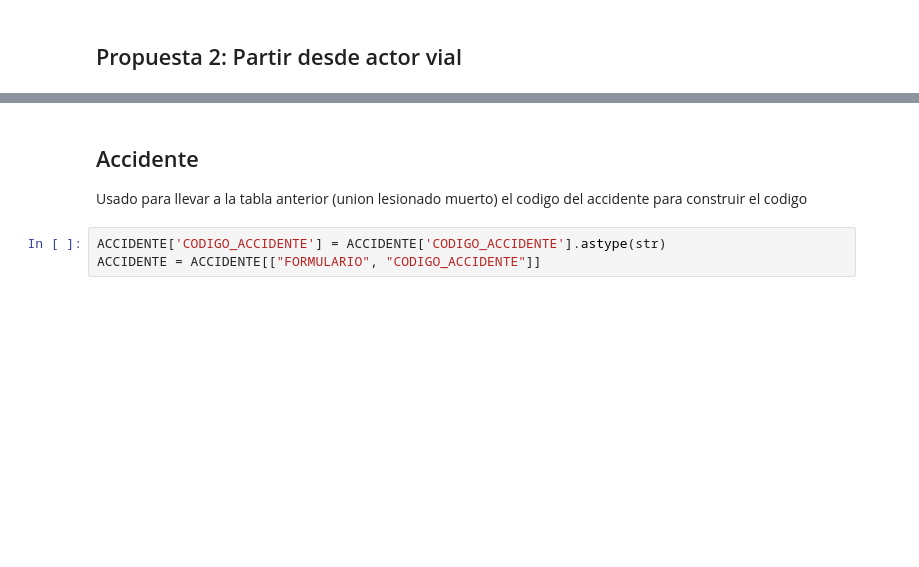
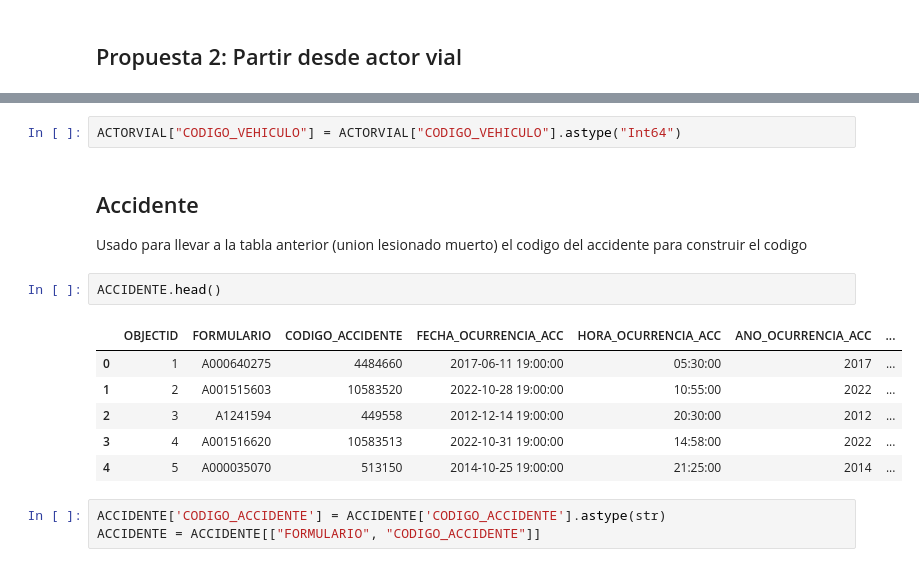
Before and after one commit to santiago-higuitau/ml_accident_bgta, a Jupyter notebook: notebooks/03_Analisis descriptivo.ipynb, the cells around one changed output, grey strips where cells are left out. Saved outputs shown, nothing was run; the diff lists cells and outputs as text; blank space fills up the shorter version.

```diff
--- a/notebooks/03_Analisis descriptivo.ipynb
+++ b/notebooks/03_Analisis descriptivo.ipynb
@@ -289,6 +320,17 @@ print(ESTADO_ACCIDENTADO.shape)
+# %%
+ACTORVIAL["CODIGO_VEHICULO"] = ACTORVIAL["CODIGO_VEHICULO"].astype("Int64")
 # %% [markdown]
 ## Accidente
 Usado para llevar a la tabla anterior (union lesionado muerto) el codigo del accidente para construir el codigo
+# %%
+ACCIDENTE.head()
+# %% [output]
+|  | OBJECTID | FORMULARIO | CODIGO_ACCIDENTE | FECHA_OCURRENCIA_ACC | HORA_OCURRENCIA_ACC | ANO_OCURRENCIA_ACC | ... |
+| 0 | 1 | A000640275 | 4484660 | 2017-06-11 19:00:00 | 05:30:00 | 2017 | ... |
+| 1 | 2 | A001515603 | 10583520 | 2022-10-28 19:00:00 | 10:55:00 | 2022 | ... |
+| 2 | 3 | A1241594 | 449558 | 2012-12-14 19:00:00 | 20:30:00 | 2012 | ... |
+| 3 | 4 | A001516620 | 10583513 | 2022-10-31 19:00:00 | 14:58:00 | 2022 | ... |
+| 4 | 5 | A000035070 | 513150 | 2014-10-25 19:00:00 | 21:25:00 | 2014 | ... |
 # %%
 ACCIDENTE['CODIGO_ACCIDENTE'] = ACCIDENTE['CODIGO_ACCIDENTE'].astype(str)
 ACCIDENTE = ACCIDENTE[["FORMULARIO", "CODIGO_ACCIDENTE"]]
```
Also changed, not shown: parts of 3 cells of this notebook, 2 other files.
